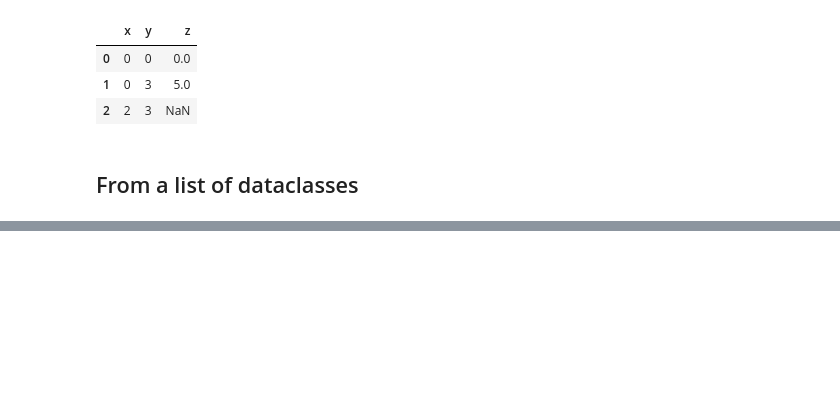
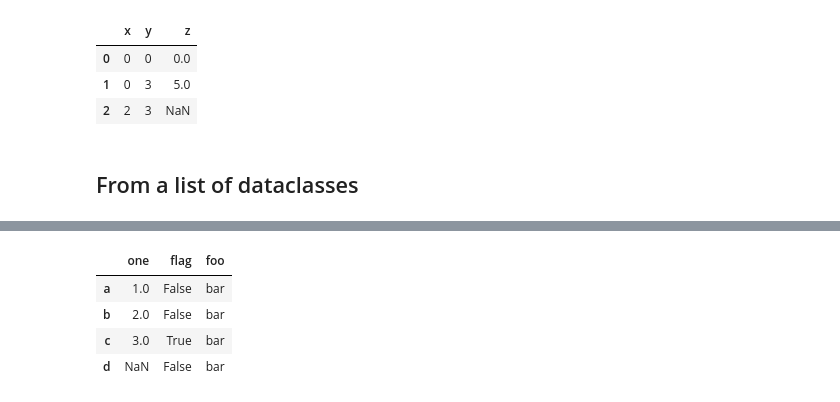
Before and after one commit to mangxiao2018/PandasSample, a Jupyter notebook: 100003-DataFrame.ipynb, the cells around one changed output, grey strips where cells are left out. Cells and saved outputs as stored; diff of their text form; code cells hidden in the pictures; blank space fills up the shorter version.

```diff
--- a/100003-DataFrame.ipynb
+++ b/100003-DataFrame.ipynb
@@ -184,0 +251,8 @@ pd.DataFrame([Point(0,0), Point(0,3), Point(2,3)])
+# %%
+df
+# %% [output]
+|  | one | flag | foo |
+| a | 1.0 | False | bar |
+| b | 2.0 | False | bar |
+| c | 3.0 | True | bar |
+| d | NaN | False | bar |
```
Also changed, not shown: parts of 22 cells of this notebook.
